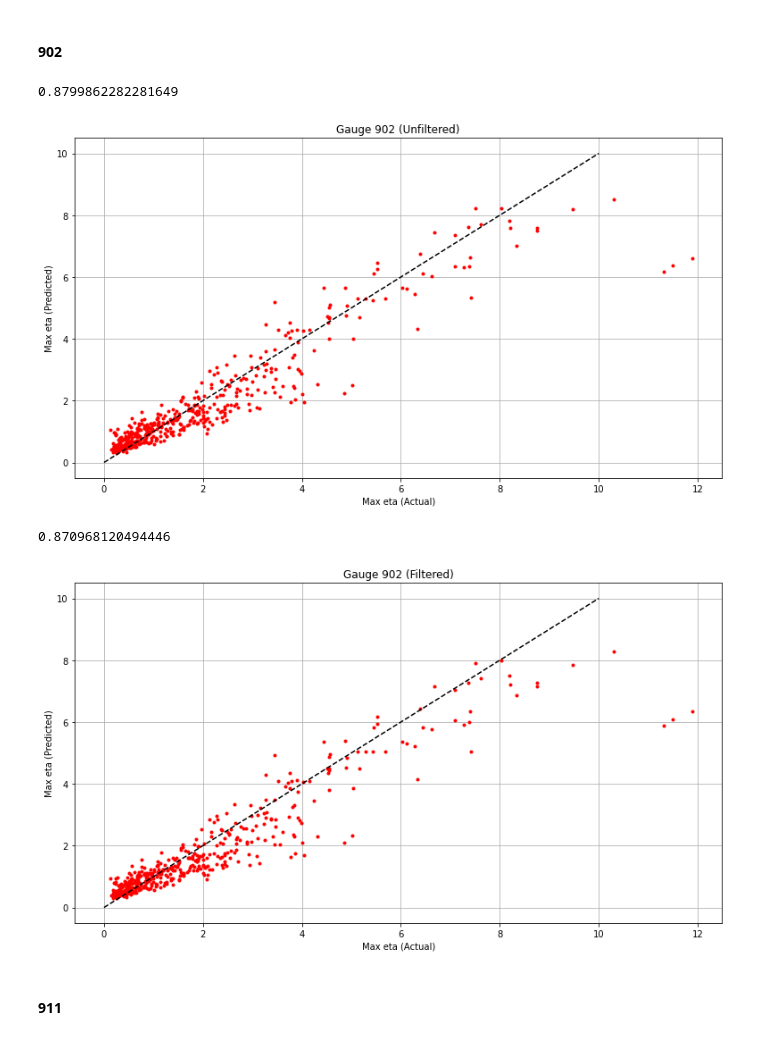
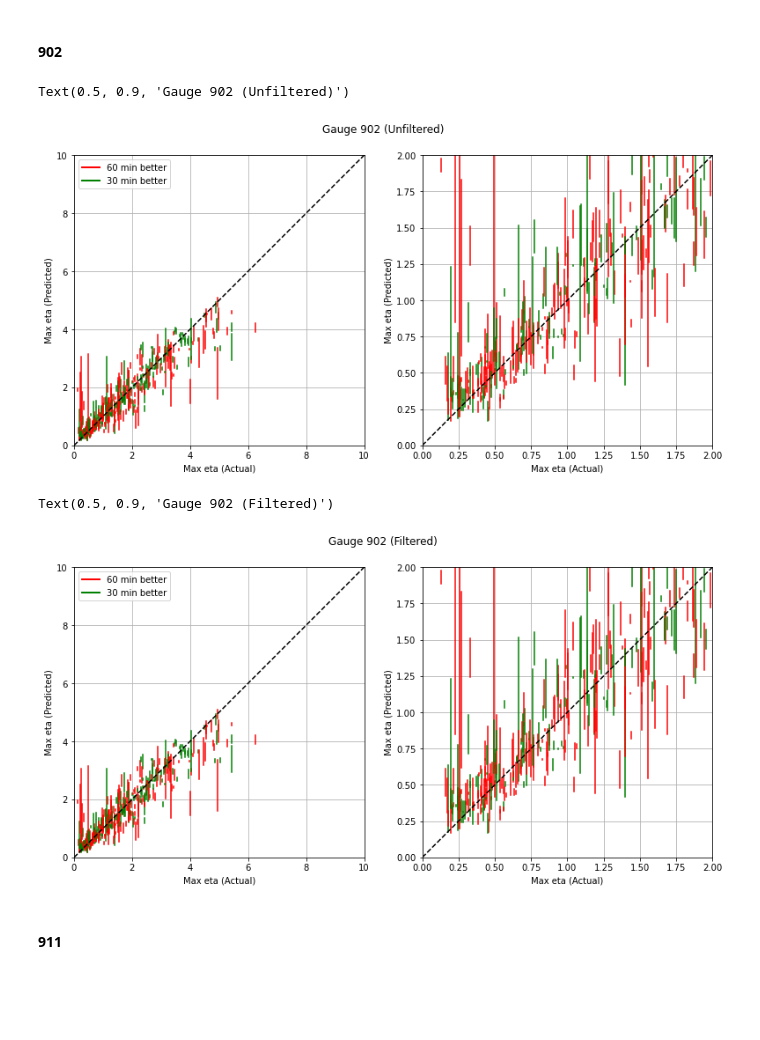
Before and after one commit to chrismhl/tsunami, a Jupyter notebook: Tsunami_TS_Regression.ipynb, the cells around one changed output. Saved outputs shown, nothing was run; the diff lists cells and outputs as text; code cells hidden in the pictures; blank space fills up the shorter version.

```diff
--- a/Tsunami_TS_Regression.ipynb
+++ b/Tsunami_TS_Regression.ipynb
@@ -284,5 +299,0 @@ df = pd.DataFrame(dict)
-# %%
-# drop constant features
-print(feat702.shape)
-feat702 = feat702.loc[:, feat702.apply(pd.Series.nunique) != 1]
-print(feat702.shape)
@@ -306,12 +315,12 @@ Comment/uncomment the relevant block
 # %%
 # Creating/loading the max eta for desired gauges
 
-# find max eta for gauges
+# find max eta for gauge, starting time is the same so runs_used should be as well
 
-g901max = max_eta(eta,901,runs_used)
-g902max = max_eta(eta,902,runs_used)
-g911max = max_eta(eta,911,runs_used)
-g912max = max_eta(eta,912,runs_used)
+g901max = max_eta(eta,901,runs_used[0])
+g902max = max_eta(eta,902,runs_used[0])
+g911max = max_eta(eta,911,runs_used[0])
+g912max = max_eta(eta,912,runs_used[0])
 
 # find max eta for gauges, all runs
 
@@ -360,10 +382,9 @@ from sklearn.metrics import explained_variance_score
 # Uncomment this if using all runs (no thresholding)
 # runs_used = np.arange(1300)
 
-numruns = len(runs_used)
 testsize = 0.4
 
-unfilt_df = feat702 # change between normalized df and unscaled df for unfiltered models.
+plotlabels = ['60 min better', '30 min better']
 
 rseed = 1 # random seed used for train/test split
 # %%
@@ -482,2 +583,8 @@ SVR(C=1.0, cache_size=200, coef0=0.0, degree=3, epsilon=0.1, gamma='scale',
+# %%
+# Unfiltered
+pred_902, target_902, runs_902, evs_902 = train_test(feat702, g902max, runs_used, scale=True)
+
+# Filtered
+pred_902_f, target_902_f, runs_902_f, evs_902_f = train_test(feat702, g902max, runs_used, scale=True)
 # %% [markdown]
 ### Gauge 911
@@ -561,27 +623,19 @@ explained_variance_score(test_901_f_target,pred_901_f)
 # %% [markdown]
 #### 902
 # %%
-pred_902 = regress901.predict(test_902)
-
-plot_test(test_902_target,pred_902,10)
-title('Gauge 902 (Unfiltered)')
-plt.savefig('g902_subs.png')
-
-explained_variance_score(test_902_target,pred_902)
+plot_test_all(target_902,pred_902,10,2, plotlabels)
+suptitle('Gauge 902 (Unfiltered)',y=0.9)
+# plt.savefig('g902_subs.png')
 # %% [output]
-0.8799862282281649
+Text(0.5, 0.9, 'Gauge 902 (Unfiltered)')
-[figure, old version]
+[figure, new version]
 # %%
-pred_902_f = regress902_f.predict(test_902_f)
-
-plot_test(test_902_f_target,pred_902_f,10)
-title('Gauge 902 (Filtered)')
-plt.savefig('g902_f_subs.png')
-
-explained_variance_score(test_902_f_target,pred_902_f)
+plot_test_all(target_902_f,pred_902_f,10,2, plotlabels)
+suptitle('Gauge 902 (Filtered)',y=0.9)
+# plt.savefig('g902_f_subs.png')
 # %% [output]
-0.870968120494446
+Text(0.5, 0.9, 'Gauge 902 (Filtered)')
-[figure, old version]
+[figure, new version]
 # %% [markdown]
 #### 911
 # %%
```
Also changed, not shown: parts of 79 cells of this notebook.
